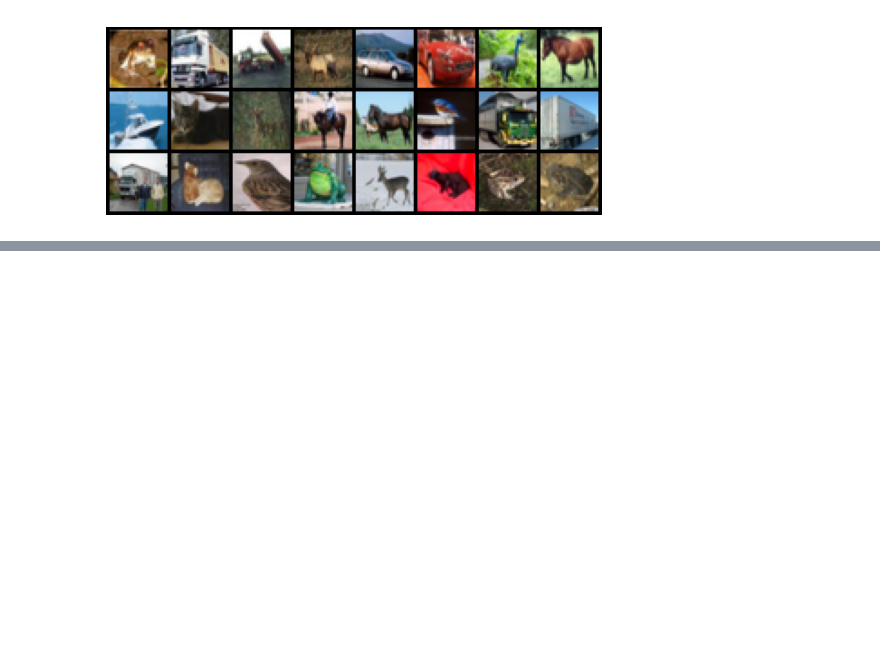
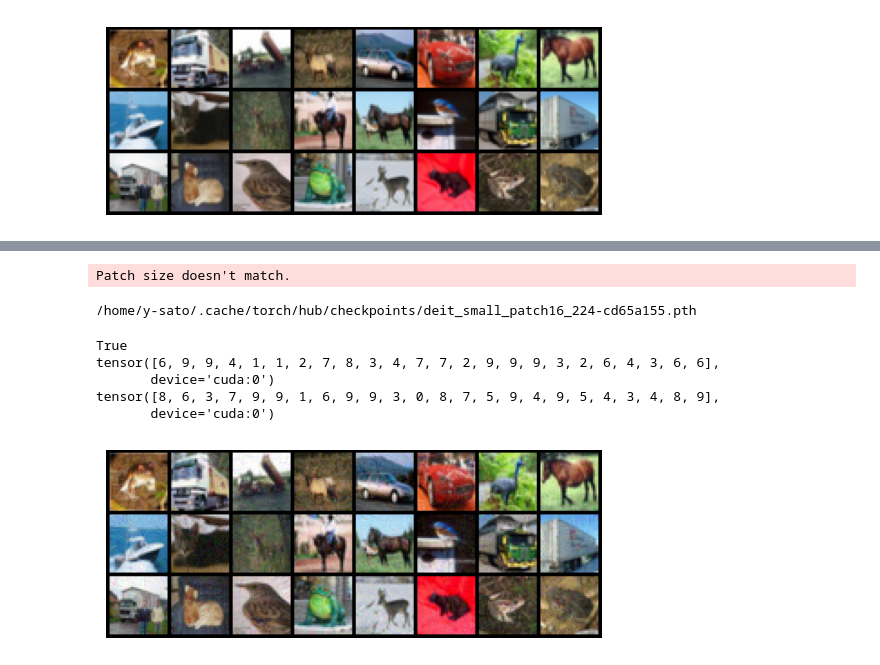
Before and after one commit to sugarl-sudo/When-Adversarial-Training-Meets-Vision-Transformers, a Jupyter notebook: notebook/vit_robust_feature.ipynb, the cells around one changed output, grey strips where cells are left out. Cells and saved outputs as stored; diff of their text form; code cells hidden in the pictures; blank space fills up the shorter version.

```diff
--- a/notebook/vit_robust_feature.ipynb
+++ b/notebook/vit_robust_feature.ipynb
@@ -772,0 +773,10 @@ Clipping input data to the valid range for imshow with RGB data ([0..1] for floa
+# %%
+# standard training model
+from models.resnet import ResNet50
+
+model_s = deit_small_patch16_224(pretrained=True, img_size=crop_size, num_classes=10, patch_size=args.patch, args=args).cuda()
+
+# model_s.load_state_dict(torch.load('../results/nw_10.000000/checkpoint_40')['state_dict'])
+# %% [output]
+Patch size doesn't match.
+/home/y-sato/.cache/torch/hub/checkpoints/deit_small_patch16_224-cd65a155.pth
@@ -772,0 +787,55 @@ Clipping input data to the valid range for imshow with RGB data ([0..1] for floa
+# %%
+print(y.shape == t.shape)
+print(y)
+print(t)
+# %% [output]
+True
+tensor([6, 9, 9, 4, 1, 1, 2, 7, 8, 3, 4, 7, 7, 2, 9, 9, 9, 3, 2, 6, 4, 3, 6, 6],
+       device='cuda:0')
+tensor([8, 6, 3, 7, 9, 9, 1, 6, 9, 9, 3, 0, 8, 7, 5, 9, 4, 9, 5, 4, 3, 4, 8, 9],
+       device='cuda:0')
+# %%
+import torch
+import torch.nn.functional as F
+from torch.autograd import Variable
+from torch import optim
+import torch.nn as nn
+
+# epsilon = 8 / 255
+step_size = 0.1
+epsilon = 1.5
+perturb_steps = 100
+batch_size = len(x_natural)
+
+criterion_CE = nn.CrossEntropyLoss()
+model_s = model_s.cuda()
+
+delta = torch.randn(x_natural.shape).cuda().detach()
+delta = Variable(delta.data, requires_grad=True)
+
+# Setup optimizers
+optimizer_delta = optim.SGD([delta], lr=step_size)
+
+for _ in range(perturb_steps):
+    adv = x_natural + delta
+    # optimize
+    optimizer_delta.zero_grad()
+    with torch.enable_grad():
+        loss = criterion_CE(model_s(adv), t)
+    loss.backward()
+    # renorming gradient
+    grad_norms = delta.grad.view(batch_size, -1).norm(p=2, dim=1)
+    delta.grad.div_(grad_norms.view(-1, 1, 1, 1))
+    # avoid nan or inf if gradient is 0
+    if (grad_norms == 0).any():
+        delta.grad[grad_norms == 0] = torch.randn_like(delta.grad[grad_norms == 0])
+    optimizer_delta.step()
+    # projection
+    delta.data.add_(x_natural)
+    delta.data.clamp_(0, 1).sub_(x_natural)
+    delta.data.renorm_(p=2, dim=0, maxnorm=epsilon)
+x_adv = Variable(x_natural + delta, requires_grad=False)
+# %%
+imshow(torchvision.utils.make_grid(x_adv.cpu().detach()))
+# %% [output]
+[figure, added]
```
Also changed, not shown: parts of 6 cells of this notebook, 6 other files.
